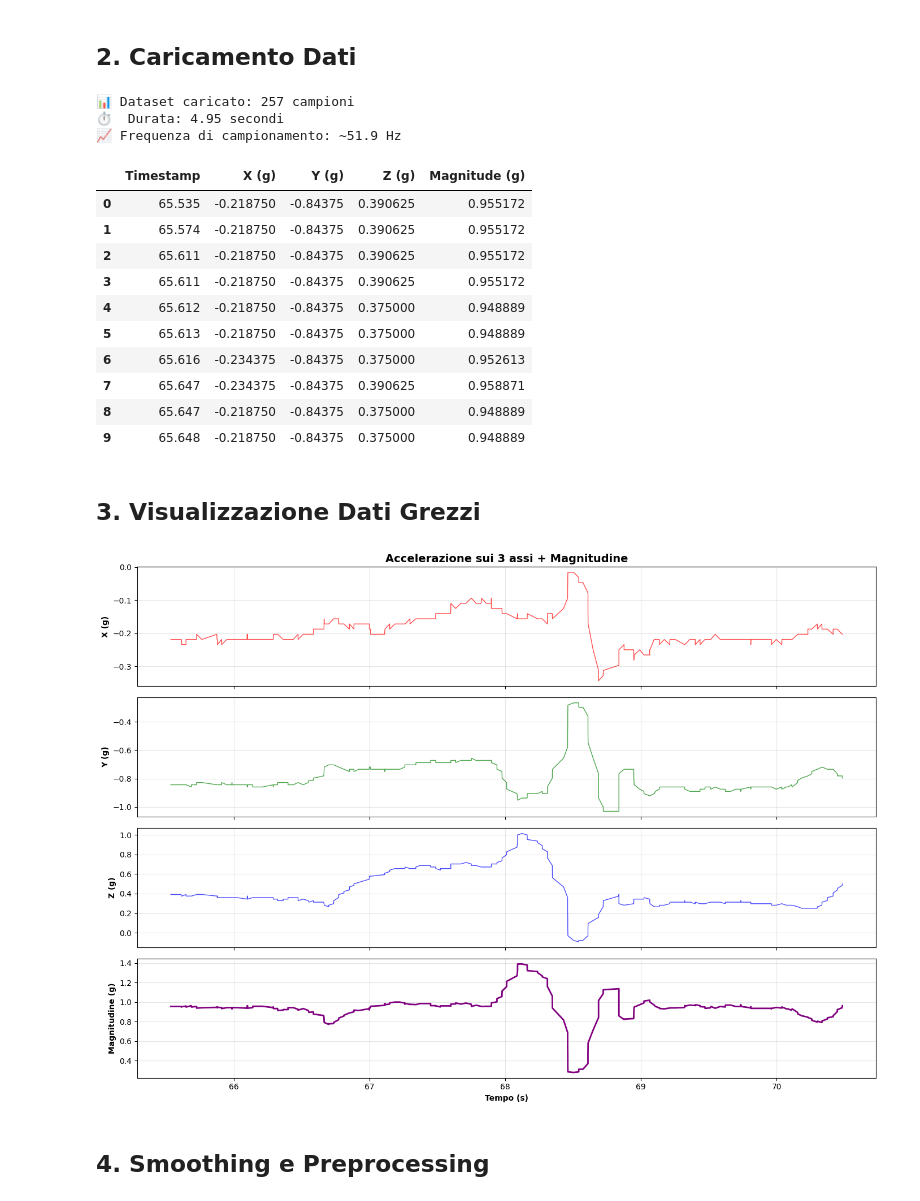
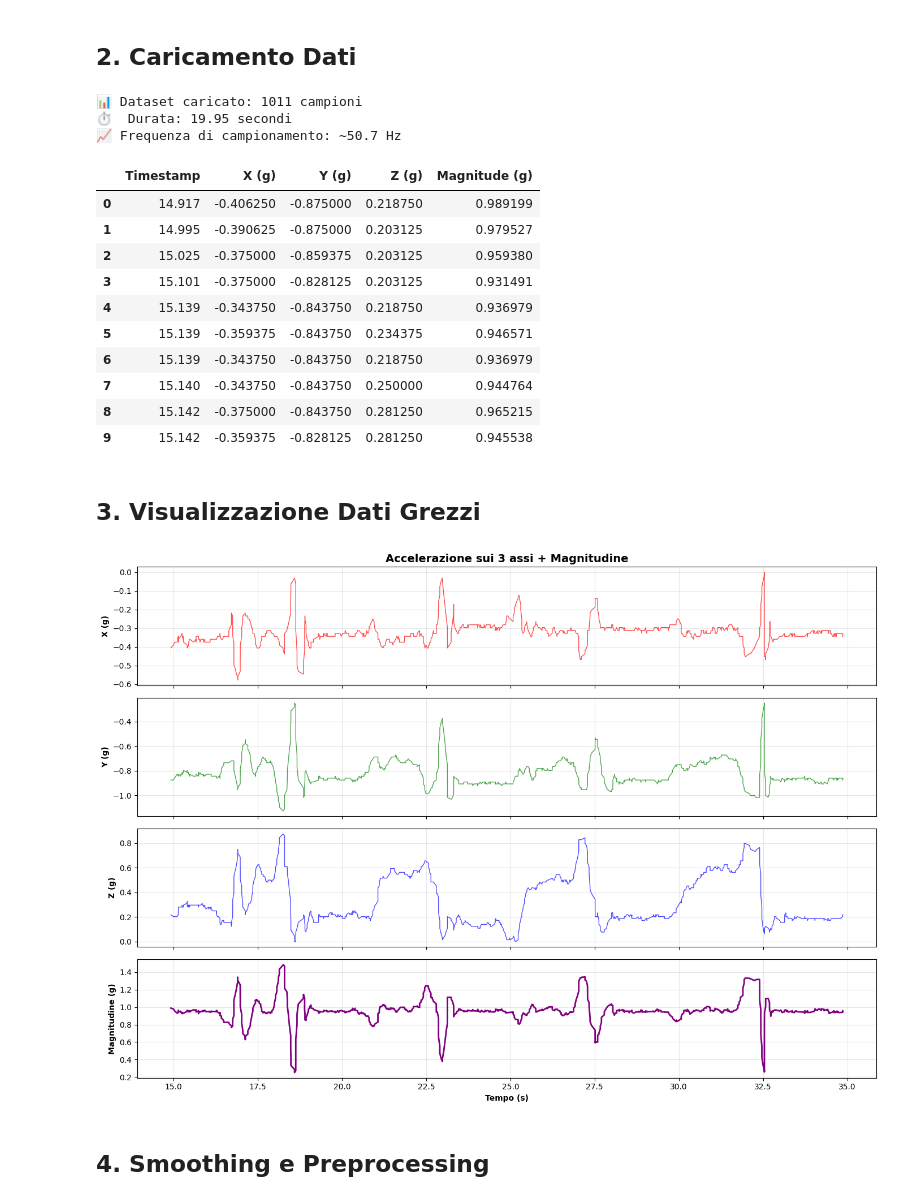
Before and after one commit to paoloartasensi/python_bt, a Jupyter notebook: squat_analysis.ipynb, the cells around one changed output. Drawn from its saved outputs; the diff is of its cells as text; code cells hidden in the pictures.

```diff
--- a/squat_analysis.ipynb
+++ b/squat_analysis.ipynb
@@ -27,31 +27,31 @@ print("✅ Librerie importate con successo")
 ## 2. Caricamento Dati
 # %%
 # Carica il file CSV
-filename = 'accel_data_20251118_234801.csv'
+filename = 'accel_data_20251119_011128.csv'
 
 df = pd.read_csv(filename)
 
 # Mostra le prime righe
 print(f"📊 Dataset caricato: {len(df)} campioni")
 print(f"⏱️  Durata: {df['Timestamp'].max() - df['Timestamp'].min():.2f} secondi")
 print(f"📈 Frequenza di campionamento: ~{len(df)/(df['Timestamp'].max() - df['Timestamp'].min()):.1f} Hz\n")
 
 df.head(10)
 # %% [output]
-📊 Dataset caricato: 257 campioni
-⏱️  Durata: 4.95 secondi
-📈 Frequenza di campionamento: ~51.9 Hz
+📊 Dataset caricato: 1011 campioni
+⏱️  Durata: 19.95 secondi
+📈 Frequenza di campionamento: ~50.7 Hz
 |  | Timestamp | X (g) | Y (g) | Z (g) | Magnitude (g) |
-| 0 | 65.535 | -0.218750 | -0.84375 | 0.390625 | 0.955172 |
-| 1 | 65.574 | -0.218750 | -0.84375 | 0.390625 | 0.955172 |
-| 2 | 65.611 | -0.218750 | -0.84375 | 0.390625 | 0.955172 |
-| 3 | 65.611 | -0.218750 | -0.84375 | 0.390625 | 0.955172 |
-| 4 | 65.612 | -0.218750 | -0.84375 | 0.375000 | 0.948889 |
-| 5 | 65.613 | -0.218750 | -0.84375 | 0.375000 | 0.948889 |
-| 6 | 65.616 | -0.234375 | -0.84375 | 0.375000 | 0.952613 |
-| 7 | 65.647 | -0.234375 | -0.84375 | 0.390625 | 0.958871 |
-| 8 | 65.647 | -0.218750 | -0.84375 | 0.375000 | 0.948889 |
-| 9 | 65.648 | -0.218750 | -0.84375 | 0.375000 | 0.948889 |
+| 0 | 14.917 | -0.406250 | -0.875000 | 0.218750 | 0.989199 |
+| 1 | 14.995 | -0.390625 | -0.875000 | 0.203125 | 0.979527 |
+| 2 | 15.025 | -0.375000 | -0.859375 | 0.203125 | 0.959380 |
+| 3 | 15.101 | -0.375000 | -0.828125 | 0.203125 | 0.931491 |
+| 4 | 15.139 | -0.343750 | -0.843750 | 0.218750 | 0.936979 |
+| 5 | 15.139 | -0.359375 | -0.843750 | 0.234375 | 0.946571 |
+| 6 | 15.139 | -0.343750 | -0.843750 | 0.218750 | 0.936979 |
+| 7 | 15.140 | -0.343750 | -0.843750 | 0.250000 | 0.944764 |
+| 8 | 15.142 | -0.375000 | -0.843750 | 0.281250 | 0.965215 |
+| 9 | 15.142 | -0.359375 | -0.828125 | 0.281250 | 0.945538 |
 # %% [markdown]
 ## 3. Visualizzazione Dati Grezzi
 # %%
@@ -79,7 +79,7 @@ axes[3].grid(True, alpha=0.3)
 plt.tight_layout()
 plt.show()
 # %% [output]
-[figure, old version]
+[figure, new version]
 # %% [markdown]
 ## 4. Smoothing e Preprocessing
 # %%
```
Also changed, not shown: parts of 4 cells of this notebook, 5 other files.
